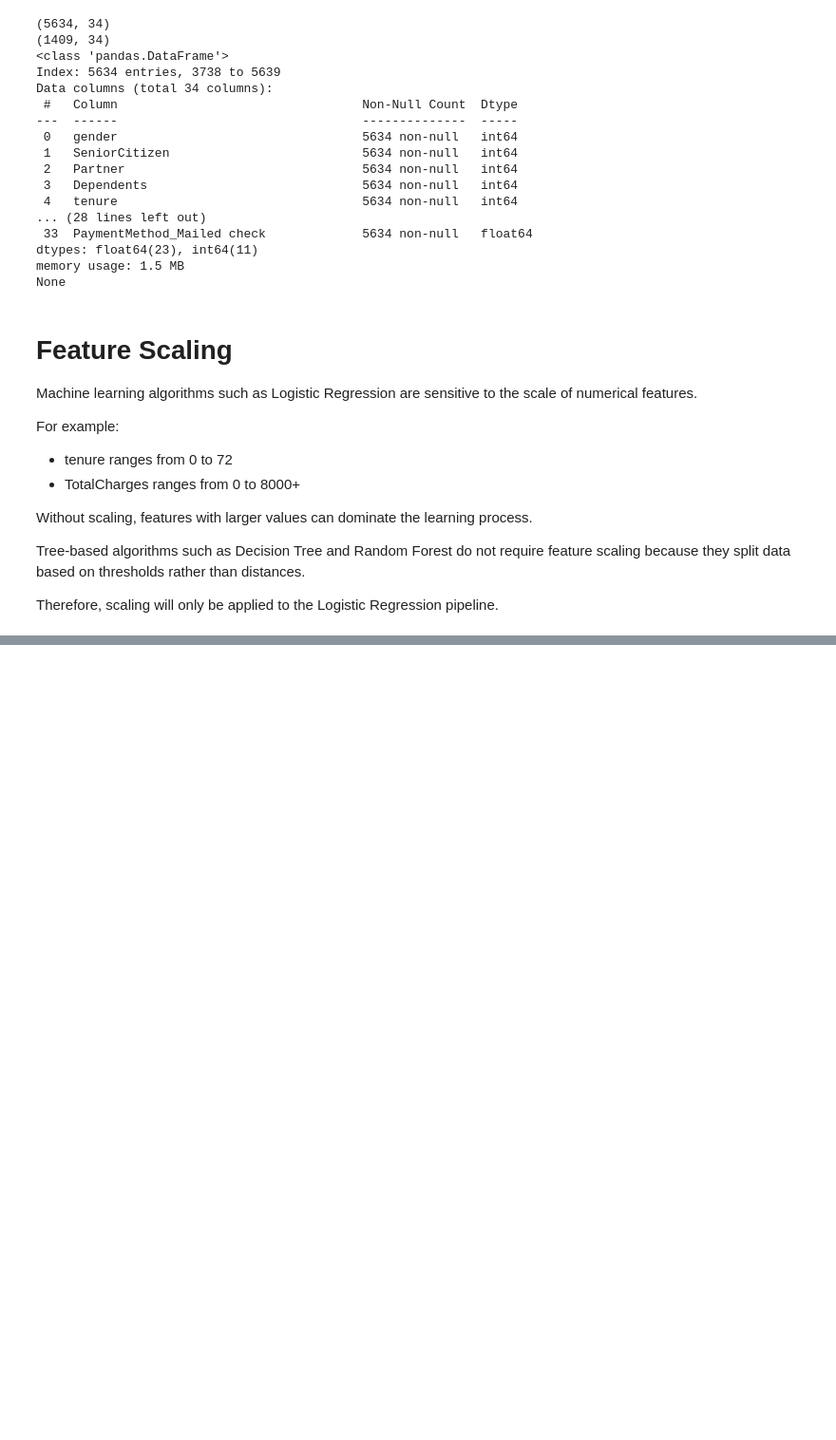
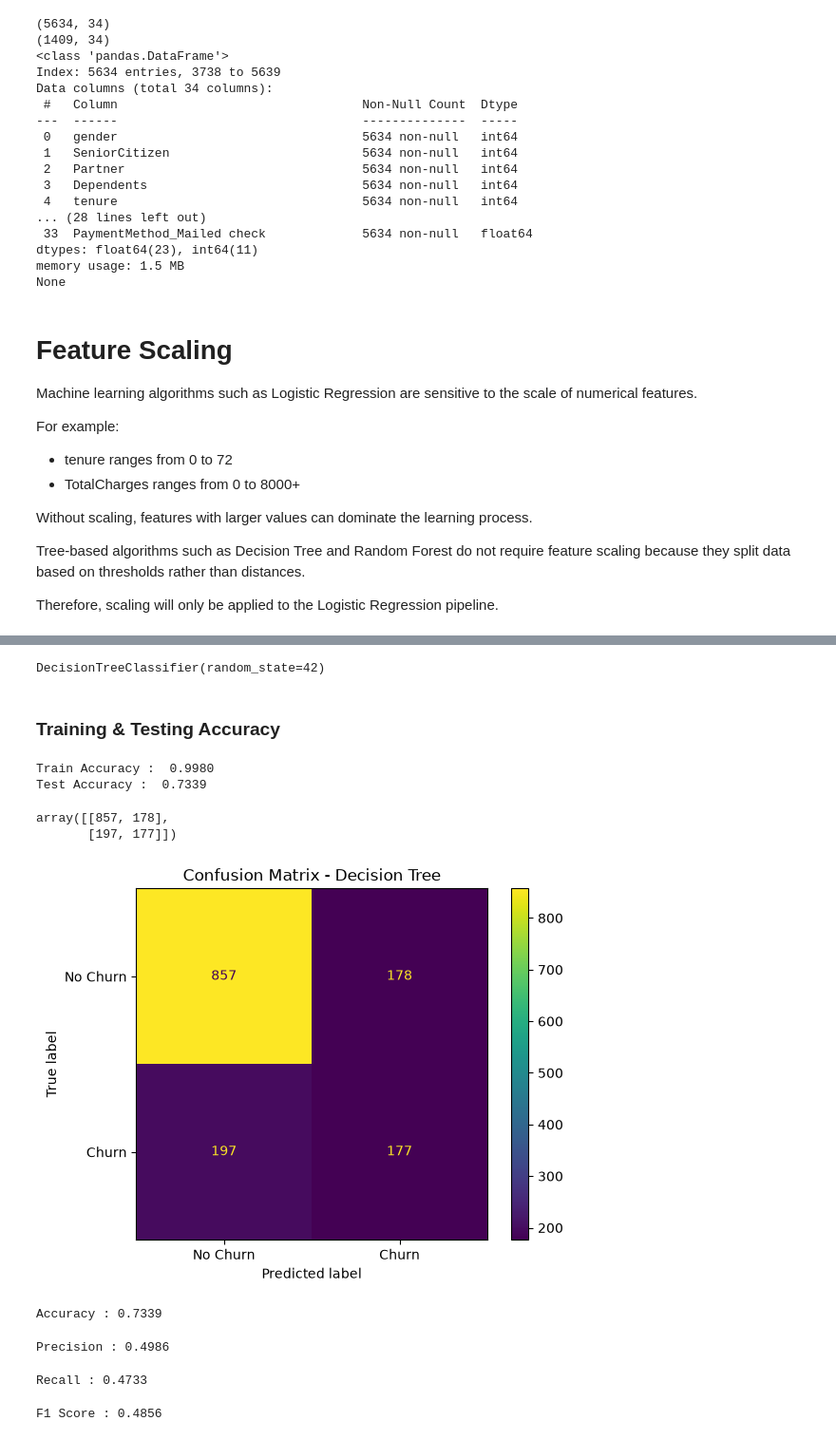
Before and after one commit to Anujjadaun97/Telco-Customer-Churn-Prediction, a Jupyter notebook: notebooks/05_model_training.ipynb, the cells around one changed output, grey strips where cells are left out. Shown at 95% size. Drawn from its saved outputs; the diff is of its cells as text; code cells hidden in the pictures; blank space fills up the shorter version.

```diff
--- a/notebooks/05_model_training.ipynb
+++ b/notebooks/05_model_training.ipynb
@@ -646,0 +1007,17 @@ Therefore, scaling will only be applied to the Logistic Regression pipeline.
+# %%
+dt_model = DecisionTreeClassifier(
+    random_state=42
+)
+# %%
+# Train Decision Tree
+
+dt_model.fit(
+    X_train,
+    y_train
+)
+# %% [output]
+DecisionTreeClassifier(random_state=42)
+# %%
+# class predition
+
+y_pred_dt = dt_model.predict(X_test)
@@ -646,0 +1028,61 @@ Therefore, scaling will only be applied to the Logistic Regression pipeline.
+# %% [markdown]
+### Training & Testing Accuracy
+# %%
+print(f"Train Accuracy : {dt_model.score(X_train, y_train): .4f}")
+print(f"Test Accuracy : {dt_model.score(X_test, y_test): .4f}")
+# %% [output]
+Train Accuracy :  0.9980
+Test Accuracy :  0.7339
+# %%
+# Generate Confusion Matrix
+
+cm = confusion_matrix(y_test, y_pred_dt)
+
+cm
+# %% [output]
+array([[857, 178],
+       [197, 177]])
+# %%
+# Display Confusion Matrix
+
+ConfusionMatrixDisplay(
+    confusion_matrix=cm,
+    display_labels=["No Churn", "Churn"]
+).plot()
+
+plt.title("Confusion Matrix - Decision Tree")
+plt.show()
+# %% [output]
+[figure, added]
+# %%
+# Accuracy
+
+accuracy = accuracy_score(y_test, y_pred_dt)
+
+print(f"Accuracy : {accuracy:.4f}")
+# %% [output]
+Accuracy : 0.7339
+# %%
+# Precision
+
+precision = precision_score(y_test, y_pred_dt)
+
+print(f"Precision : {precision:.4f}")
+# %% [output]
+Precision : 0.4986
+# %%
+# Recall
+
+recall = recall_score(y_test, y_pred_dt)
+
+print(f"Recall : {recall:.4f}")
+# %% [output]
+Recall : 0.4733
+# %%
+# F1 Score
+
+f1 = f1_score(y_test, y_pred_dt)
+
+print(f"F1 Score : {f1:.4f}")
+# %% [output]
+F1 Score : 0.4856
```
Also changed, not shown: parts of 58 cells of this notebook, 3 other files.
